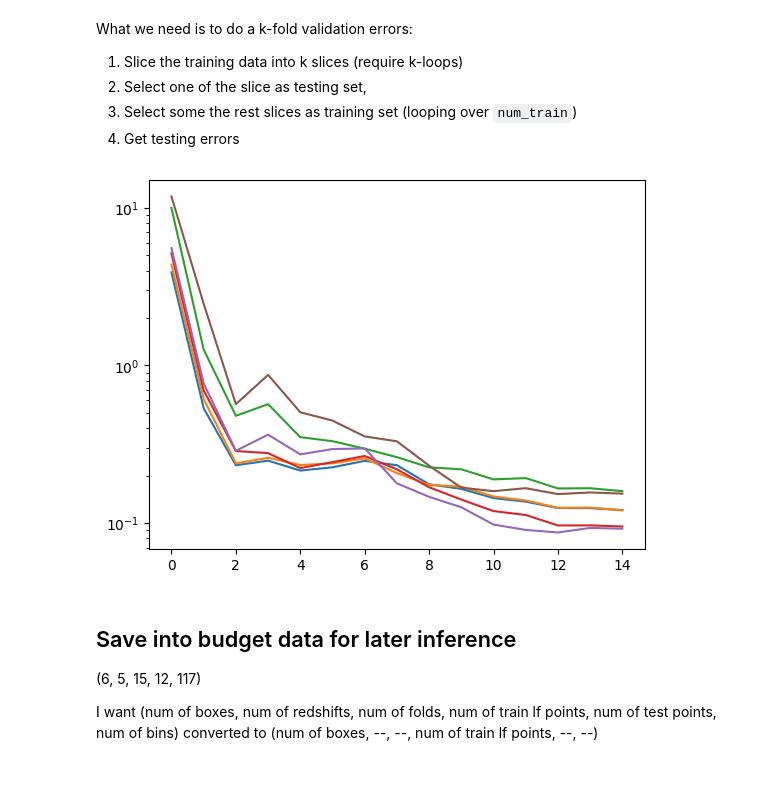
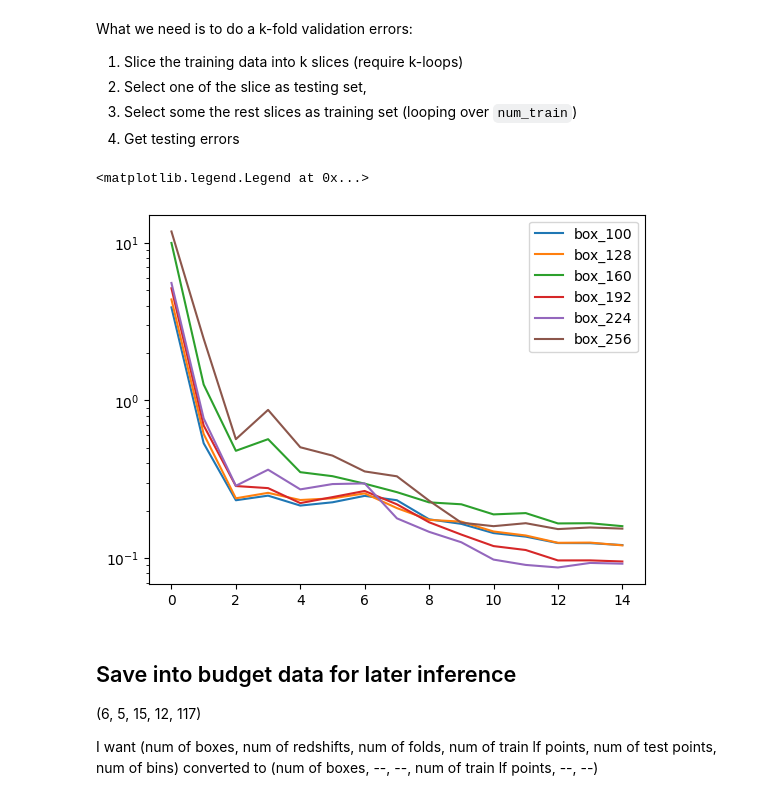
Before and after one commit to jibanCat/matter_emu_mfbox, a Jupyter notebook: notebooks/Low-Fidelity_Emulator_Loss.ipynb, the cells around one changed output. Saved outputs shown, nothing was run; the diff lists cells and outputs as text; code cells hidden in the pictures.

```diff
--- a/notebooks/Low-Fidelity_Emulator_Loss.ipynb
+++ b/notebooks/Low-Fidelity_Emulator_Loss.ipynb
@@ -158,9 +158,12 @@ for _kth_box, name_box in enumerate(name_box_list):
 # %%
 # num_boxes, num_redshifts, num_folds, len(num_train), num_test, _Y.shape[1]
 for _kth_box in range(num_boxes):
-    plt.semilogy(np.nanmean(val_error_list[_kth_box, :, :, : ,:, :], axis=(0, 1, 3, 4)))
+    plt.semilogy(np.nanmean(val_error_list[_kth_box, :, :, : ,:, :], axis=(0, 1, 3, 4)), label=name_box_list[_kth_box])
+
+plt.legend()
 # %% [output]
+<matplotlib.legend.Legend at 0x...>
-[figure, old version]
+[figure, new version]
 # %% [markdown]
 ## Save into budget data for later inference
 
```
Also changed, not shown: 2 other files.
